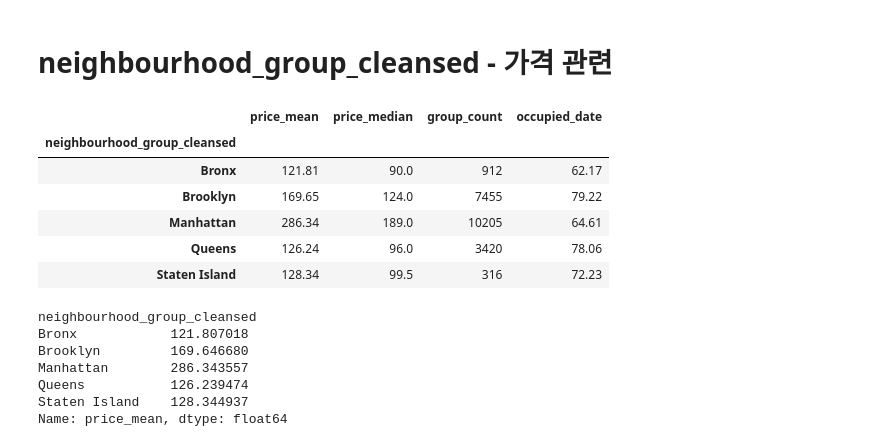
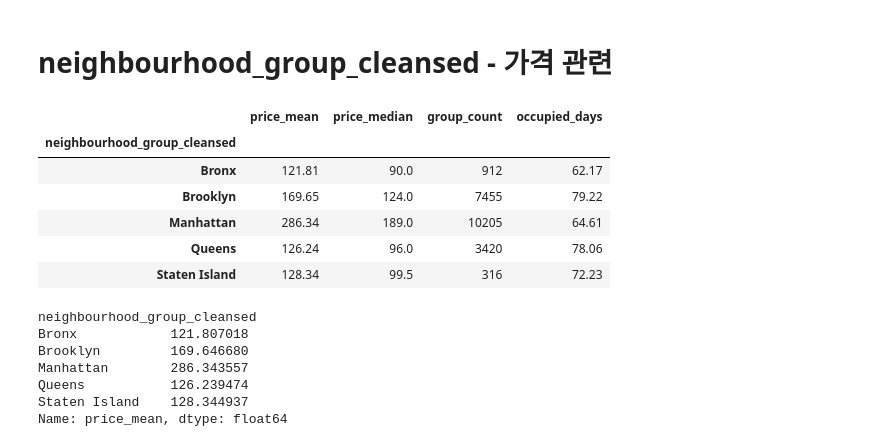
Before and after one commit to sybeom528/airbnb_price_prediction, a Jupyter notebook: notebooks/lch_first_eda.ipynb, the cells around one changed output. Saved outputs shown, nothing was run; the diff lists cells and outputs as text; code cells hidden in the pictures.

```diff
--- a/notebooks/lch_first_eda.ipynb
+++ b/notebooks/lch_first_eda.ipynb
@@ -201,13 +203,13 @@ sns.histplot(df['host_acceptance_rate'])
 # %%
 group_price_df = df.groupby('neighbourhood_group_cleansed').agg(
     price_mean = ('price','mean'),
     price_median = ('price','median'),
     group_count = ('id','count'),
-     occupied_date = ('estimated_occupancy_l365d','mean')
+     occupied_days = ('estimated_occupancy_l365d','mean')
 )
 group_price_df.round(2)
 # %% [output]
-|  | price_mean | price_median | group_count | occupied_date |
+|  | price_mean | price_median | group_count | occupied_days |
 | neighbourhood_group_cleansed |  |  |  |  |
 | Bronx | 121.81 | 90.0 | 912 | 62.17 |
 | Brooklyn | 169.65 | 124.0 | 7455 | 79.22 |
```
Also changed, not shown: parts of 8 cells of this notebook.
